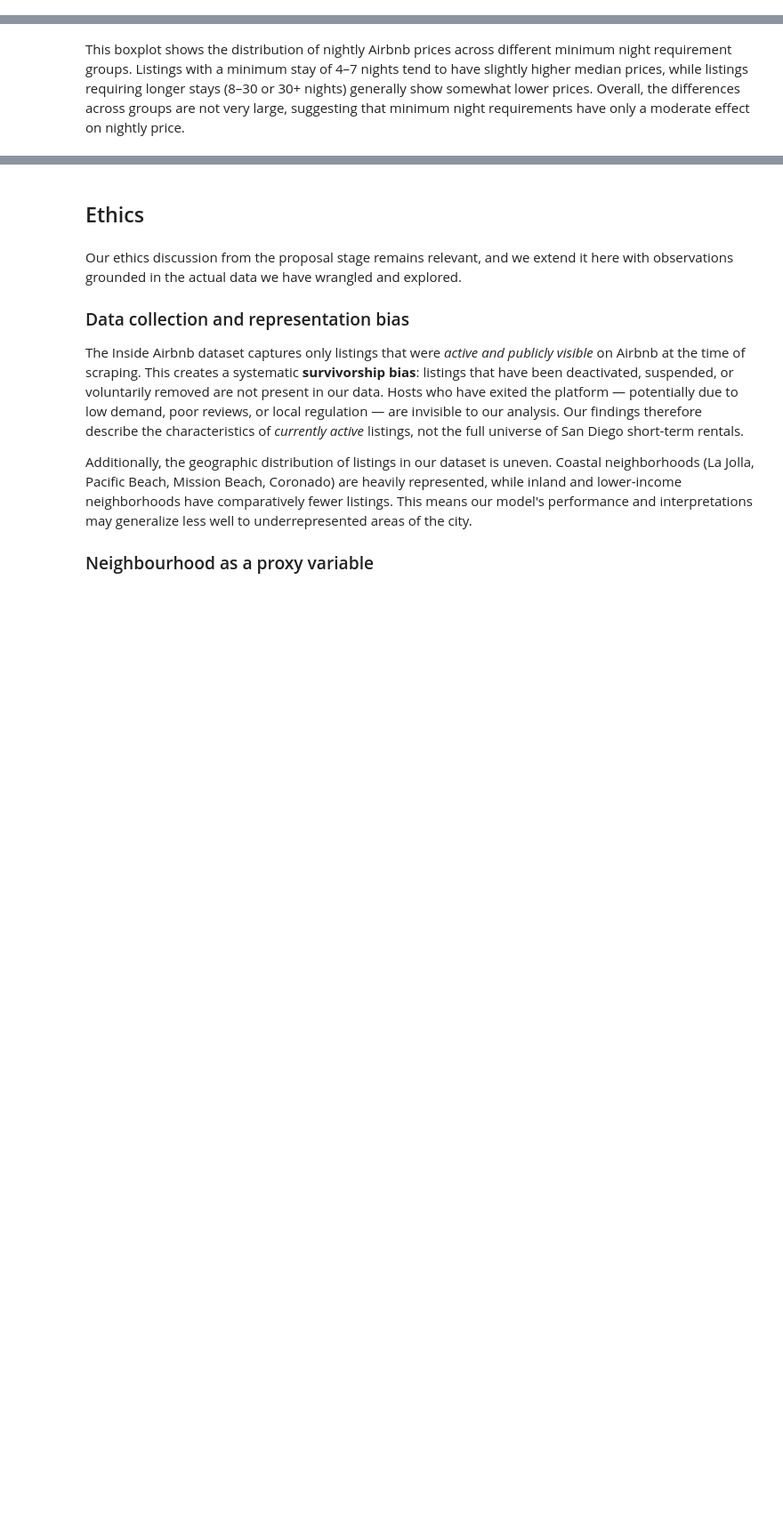
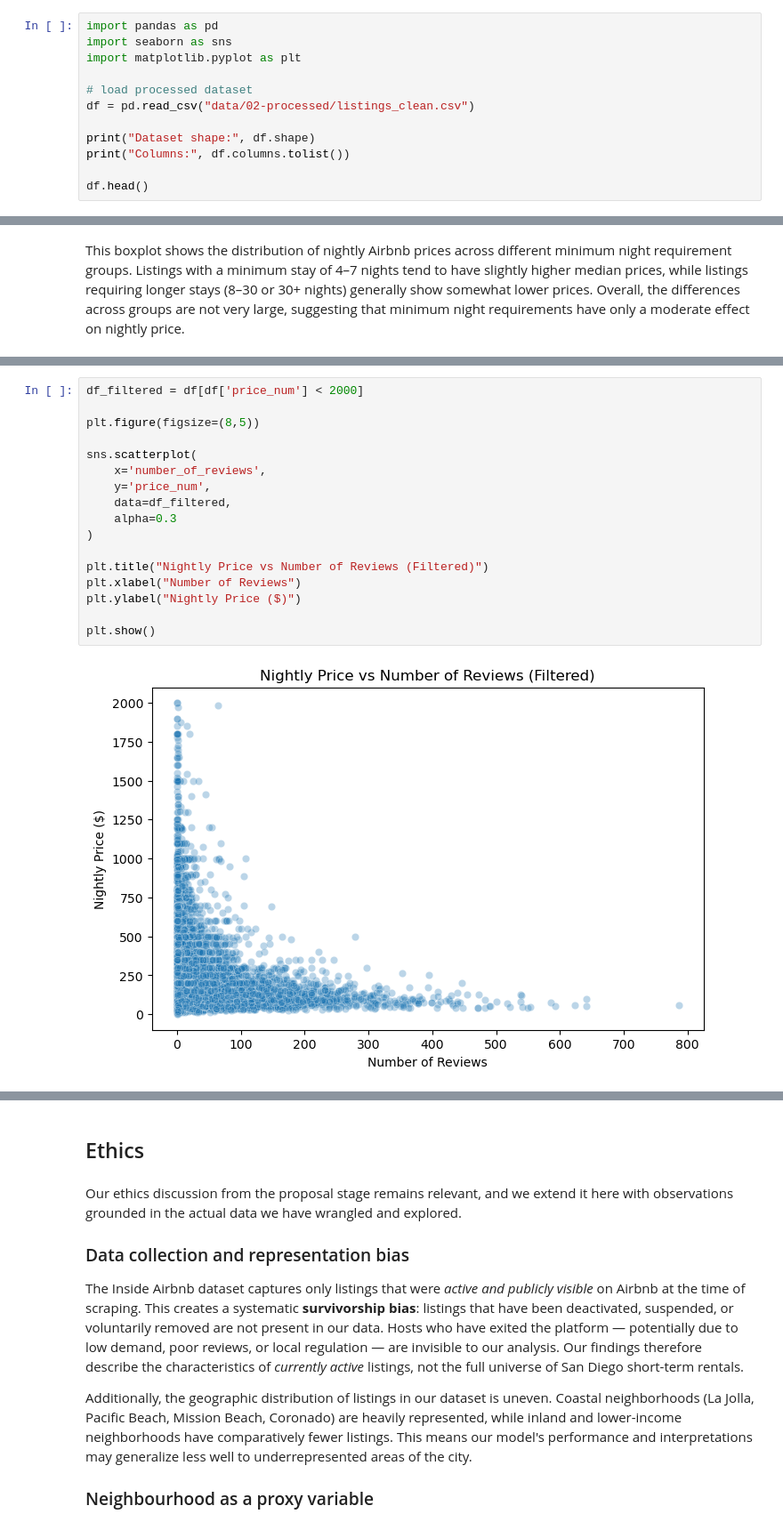
Before and after one commit to COGS108/Group082_WI26, a Jupyter notebook: 02-EDACheckpoint.ipynb, the cells around one changed output, grey strips where cells are left out. Shown at 89% size. Drawn from its saved outputs; the diff is of its cells as text; blank space fills up the shorter version.

```diff
--- a/02-EDACheckpoint.ipynb
+++ b/02-EDACheckpoint.ipynb
@@ -516,0 +493,12 @@ Please note that you should consider the use of python modules in your work.  An
+# %%
+import pandas as pd
+import seaborn as sns
+import matplotlib.pyplot as plt
+
+# load processed dataset
+df = pd.read_csv("data/02-processed/listings_clean.csv")
+
+print("Dataset shape:", df.shape)
+print("Columns:", df.columns.tolist())
+
+df.head()
@@ -609,0 +600,19 @@ This boxplot shows the distribution of nightly Airbnb prices across different mi
+# %%
+df_filtered = df[df['price_num'] < 2000]
+
+plt.figure(figsize=(8,5))
+
+sns.scatterplot(
+    x='number_of_reviews',
+    y='price_num',
+    data=df_filtered,
+    alpha=0.3
+)
+
+plt.title("Nightly Price vs Number of Reviews (Filtered)")
+plt.xlabel("Number of Reviews")
+plt.ylabel("Nightly Price ($)")
+
+plt.show()
+# %% [output]
+[figure, added]
```
Also changed, not shown: parts of 30 cells of this notebook, 1 other file.
